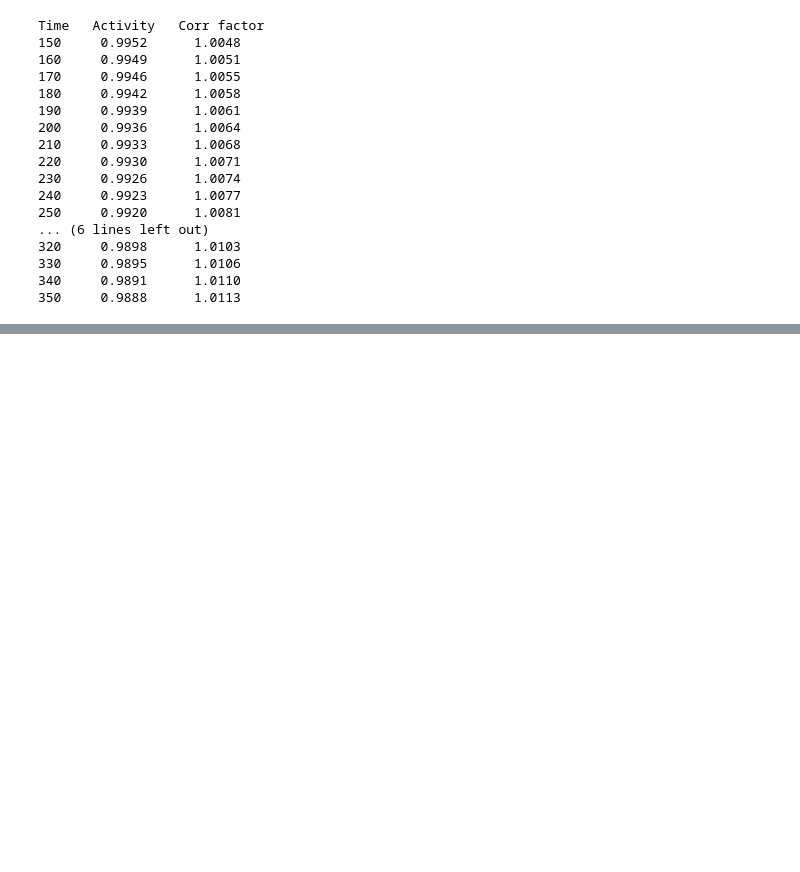
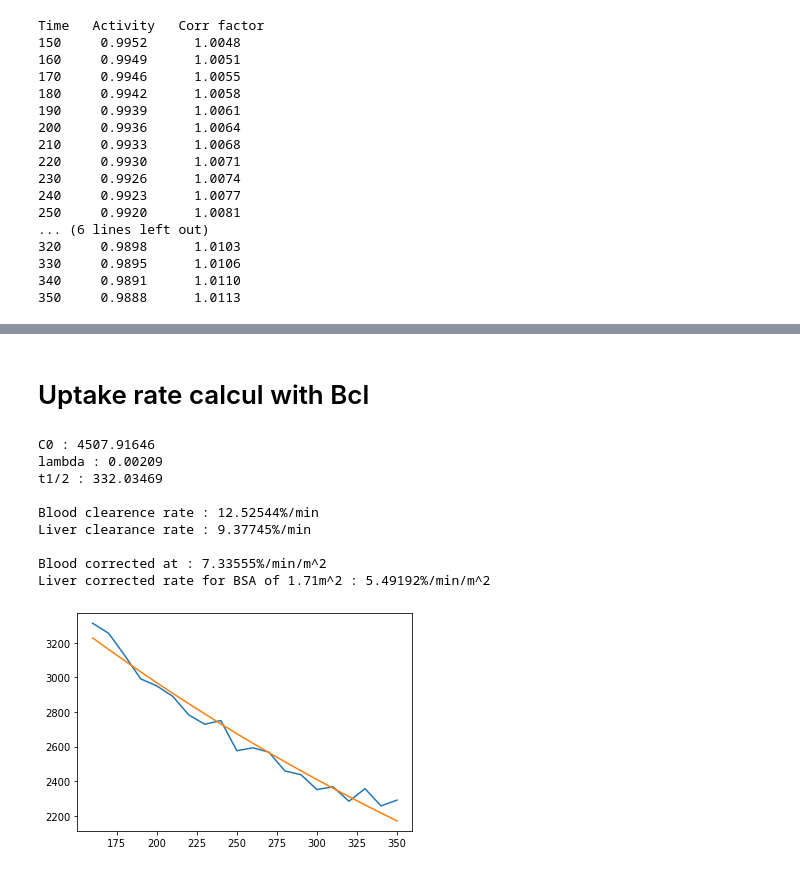
Before and after one commit to orenson/Master-thesis, a Jupyter notebook: Segmentation.ipynb, the cells around one changed output, grey strips where cells are left out. Cells and saved outputs as stored; diff of their text form; code cells hidden in the pictures; blank space fills up the shorter version.

```diff
--- a/Segmentation.ipynb
+++ b/Segmentation.ipynb
@@ -651,0 +692,40 @@ plt.show()
+# %% [markdown]
+# Uptake rate calcul with Bcl
+# %%
+from scipy.optimize import curve_fit
+
+def calcul_fit_free(ct1, ct2, lt1, lt2, ft1, ft2, time_steps, ct):
+    plt.plot(time_steps, ct)
+    popt, pcov = curve_fit(lambda t,c0,l: c0*np.exp(-l*t), time_steps, ct,[3000, 0.001])
+    print('C0 : {:.5f}'.format(popt[0]))
+    print('lambda : {:.5f}'.format(popt[1]))
+    plt.plot(time_steps, [popt[0]*np.exp(-popt[1]*i) for i in time_steps])
+    tdemi = 0.693147/popt[1]
+    print('t1/2 : {:.5f}'.format(tdemi))
+
+    bcl = 0.693147/tdemi
+    print()
+    print('Blood clearence rate : {:.5f}%/min'.format(bcl*100*60))
+    cnormt2 = ct2/ct1
+    at1 = (ft2-lt1-(ft1-lt1)*cnormt2)/(1-cnormt2)
+    inte = (np.exp(-bcl*150)-np.exp(-bcl*350))/(bcl*(np.exp(-bcl*150)))
+    lcl = (lt2-lt1)/(at1*inte)
+
+    print('Liver clearance rate : {:.5f}%/min'.format(lcl*100*60))
+    print()
+    print('Blood corrected at : {:.5f}%/min/m^2'.format(bcl*100*60/bsa(64, 164)))
+    print('Liver corrected rate for BSA of {:.2f}m^2 : {:.5f}%/min/m^2'.format(bsa(64, 164), (lcl*100*60)/bsa(64, 164)))
+
+calcul_fit_free(Ct_corr[15], Ct_corr[35], Lt_corr[15], Lt_corr[35],
+                 Ft_corr[15],  Ft_corr[35], time_steps[15:35], Ct_corr[15:35])
+# %% [output]
+C0 : 4507.91646
+lambda : 0.00209
+t1/2 : 332.03469
+
+Blood clearence rate : 12.52544%/min
+Liver clearance rate : 9.37745%/min
+
+Blood corrected at : 7.33555%/min/m^2
+Liver corrected rate for BSA of 1.71m^2 : 5.49192%/min/m^2
+[figure, added]
```
Also changed, not shown: parts of 9 cells of this notebook, 4 other files.
